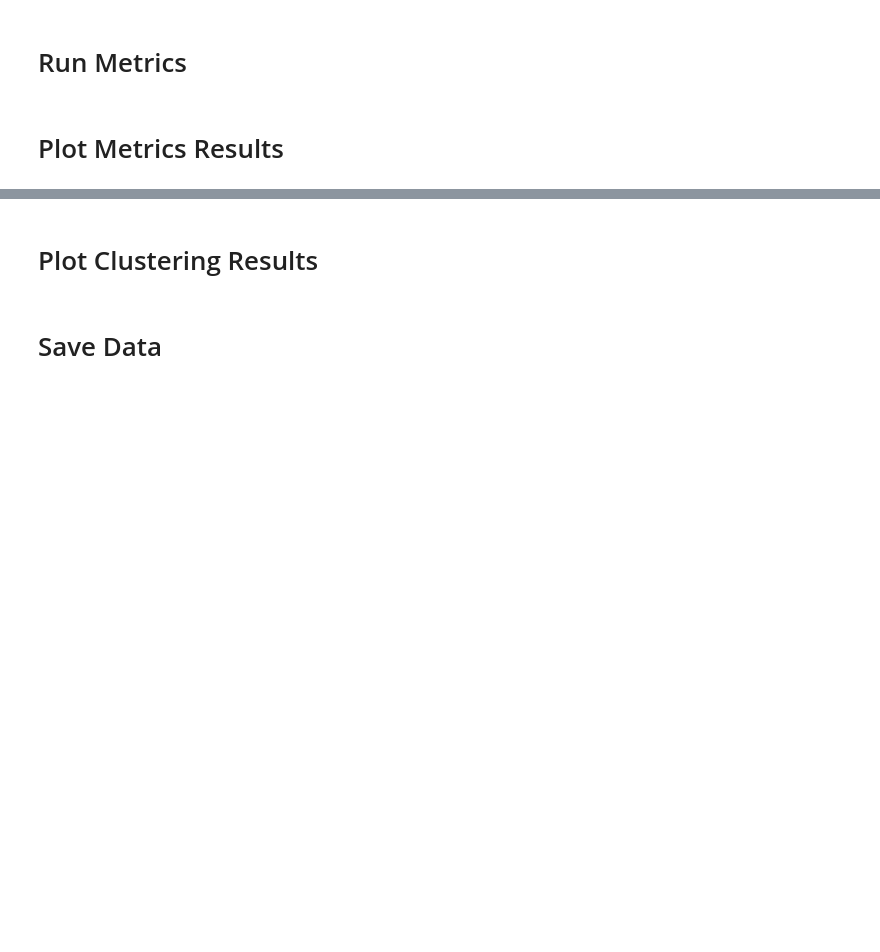
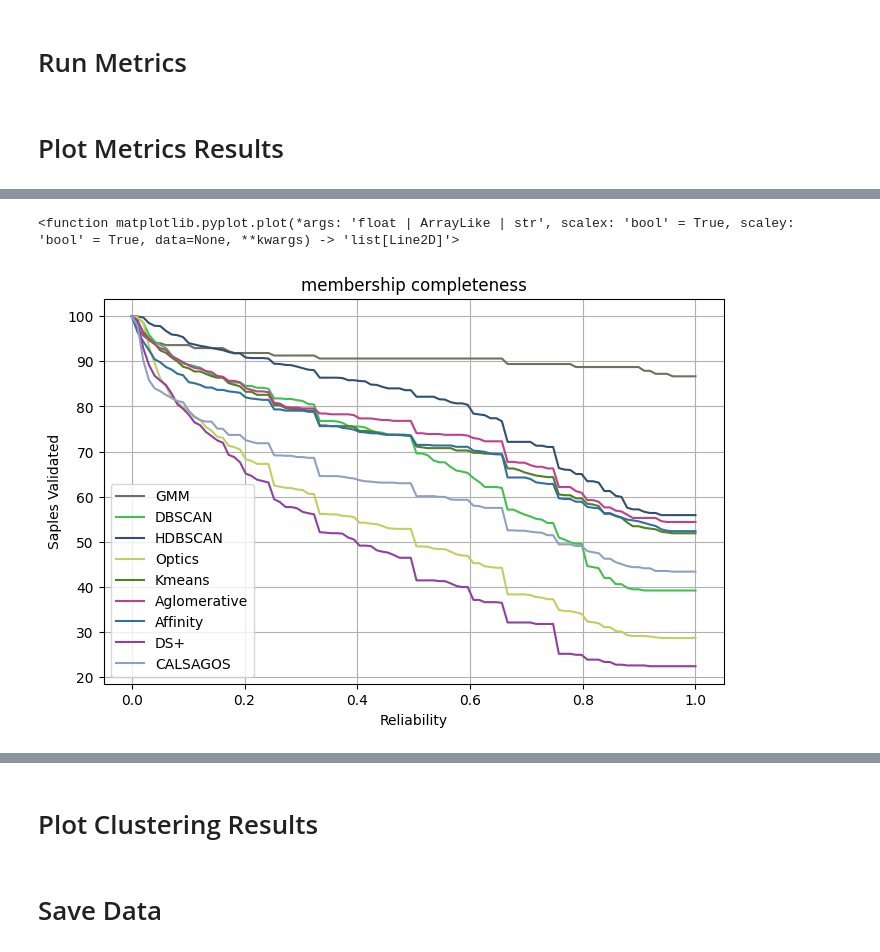
Before and after one commit to Prion6/ClusteringComparison, a Jupyter notebook: cluster_finder_evaluator.ipynb, the cells around one changed output, grey strips where cells are left out. Saved outputs shown, nothing was run; the diff lists cells and outputs as text; code cells hidden in the pictures; blank space fills up the shorter version.

```diff
--- a/cluster_finder_evaluator.ipynb
+++ b/cluster_finder_evaluator.ipynb
@@ -209,14 +327,18 @@ plt.plot
 # %%
 reliability_gradients = []
 
 metric = "membership completeness"
 
 for alg in alg_labels.keys():
     gradient = cu.reliability_gradient(metrics[metric][alg])
+    reliability_gradients.append(gradient)
 
 fig, ax = pm.gradients_plot(alg_labels.keys(), reliability_gradients, title = metric)
 
 plt.plot
+# %% [output]
+<function matplotlib.pyplot.plot(*args: 'float | ArrayLike | str', scalex: 'bool' = True, scaley: 'bool' = True, data=None, **kwargs) -> 'list[Line2D]'>
+[figure, added]
 # %%
 reliability_gradients = []
 
```
Also changed, not shown: parts of 13 cells of this notebook, 46 other files.
